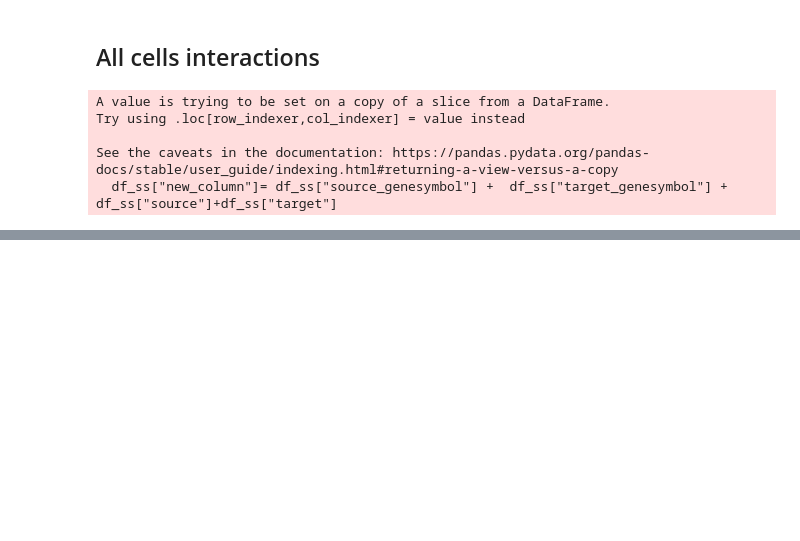
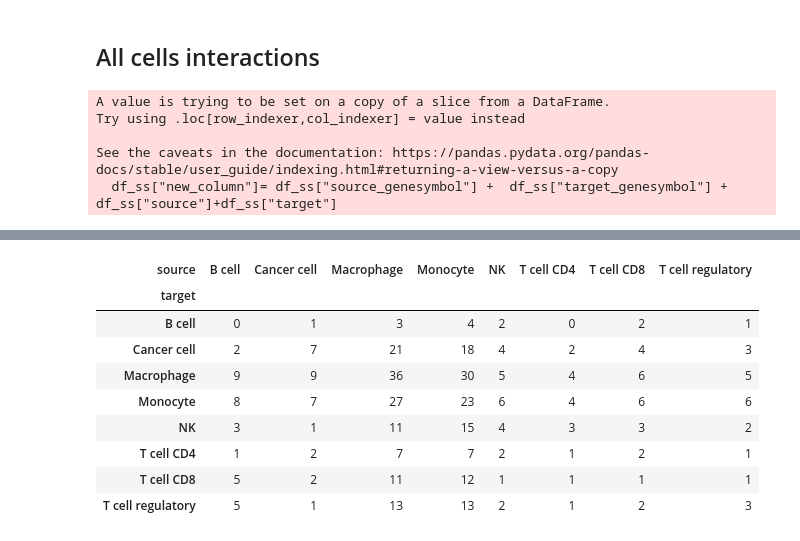
Before and after one commit to ErikaKvalem/crc_atlas_circos_plot, a Jupyter notebook: 02-scripts/c2c_unique_interactions.ipynb, the cells around one changed output, grey strips where cells are left out. Cells and saved outputs as stored; diff of their text form; code cells hidden in the pictures; blank space fills up the shorter version.

```diff
--- a/02-scripts/c2c_unique_interactions.ipynb
+++ b/02-scripts/c2c_unique_interactions.ipynb
@@ -90,3 +114,16 @@ interaction_matrix = interaction_matrix.astype(int)
+# %%
+interaction_matrix
+# %% [output]
+| source | B cell | Cancer cell | Macrophage | Monocyte | NK | T cell CD4 | T cell CD8 | T cell regulatory |
+| target |  |  |  |  |  |  |  |  |
+| B cell | 0 | 1 | 3 | 4 | 2 | 0 | 2 | 1 |
+| Cancer cell | 2 | 7 | 21 | 18 | 4 | 2 | 4 | 3 |
+| Macrophage | 9 | 9 | 36 | 30 | 5 | 4 | 6 | 5 |
+| Monocyte | 8 | 7 | 27 | 23 | 6 | 4 | 6 | 6 |
+| NK | 3 | 1 | 11 | 15 | 4 | 3 | 3 | 2 |
+| T cell CD4 | 1 | 2 | 7 | 7 | 2 | 1 | 2 | 1 |
+| T cell CD8 | 5 | 2 | 11 | 12 | 1 | 1 | 1 | 1 |
+| T cell regulatory | 5 | 1 | 13 | 13 | 2 | 1 | 2 | 3 |
 # %%
 interaction_matrix["Neutrophil"]=list(interaction_matrix_neutro["Neutrophil"])
 # %%
```
Also changed, not shown: parts of 11 cells of this notebook, 2 other files.
